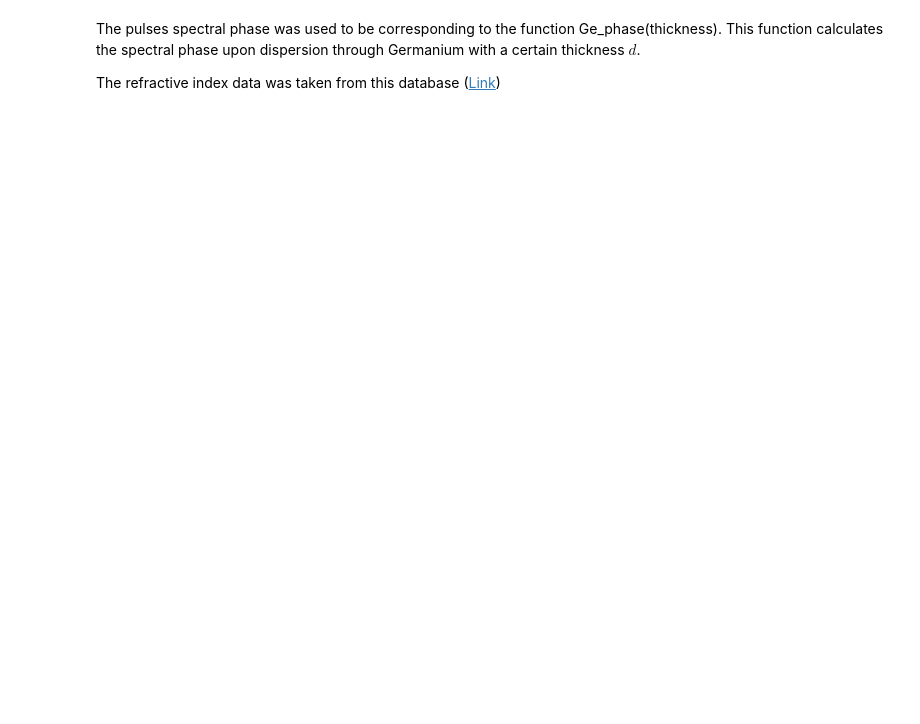
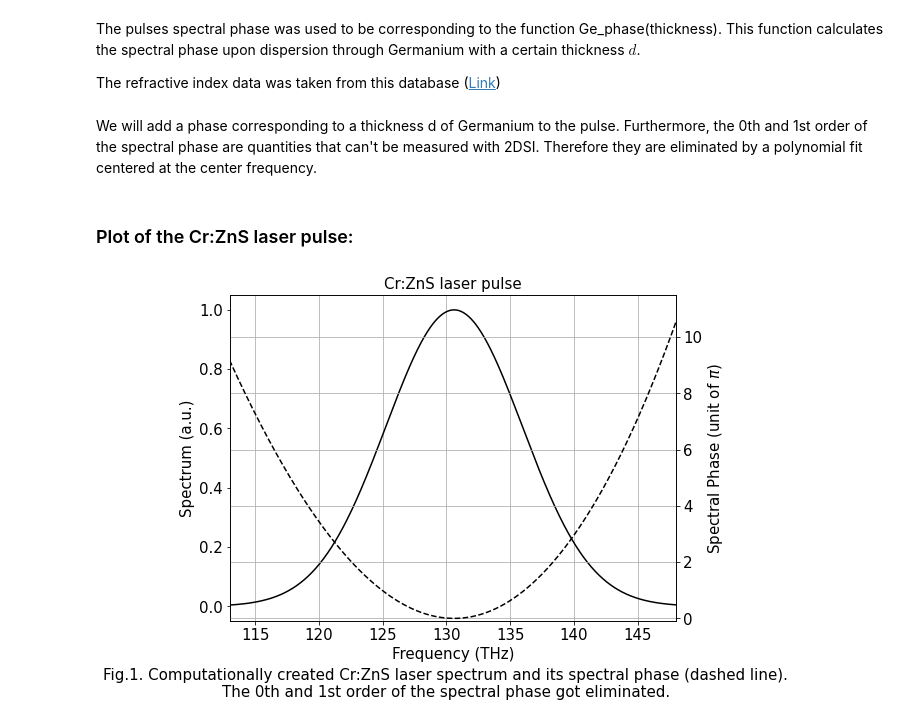
Before and after one commit to tobikugel/2DSI_algorithm, a Jupyter notebook: 2DSI_Map_Creator.ipynb, the cells around one changed output. Saved outputs shown, nothing was run; the diff lists cells and outputs as text; code cells hidden in the pictures; blank space fills up the shorter version.

```diff
--- a/2DSI_Map_Creator.ipynb
+++ b/2DSI_Map_Creator.ipynb
@@ -33,9 +39,8 @@ def Ge_phase(d):
     c = 2.99792458*10**14                                                                  #Speed of light (unit: um per s)
     lamb = np.linspace(1.5,3,10000)                                                        #wavelenghts (unit: um)
 
-
-    nsq = 1 + (0.4886331*lamb**2)/(lamb**2 - 1.393959) + ...                               #Germanium Sellmeier equation
-    (14.5142535*lamb**2)/(lamb**2 - 0.1626427) + (0.0091224*lamb**2)/(lamb**2 - 752.19)
+    #Sellmeier equation for Germanium:
+    nsq = 1 + (0.4886331*lamb**2)/(lamb**2 - 1.393959) + (14.5142535*lamb**2)/(lamb**2 - 0.1626427) + (0.0091224*lamb**2)/(lamb**2 - 752.19)
 
     n = np.sqrt(np.abs(nsq))                                                               #Refractive index
 
@@ -43,3 +48,53 @@ def Ge_phase(d):
     beta = omega*n/(c*10**-6)                                                              #Beta (unit: rad/m)
 
     return omega/(2*np.pi), beta*d                                                         #Return of frequency axis (unit: Hz) and the phase
+# %% [markdown]
+We will add a phase corresponding to a thickness d of Germanium to the pulse.
+Furthermore, the 0th and 1st order of the spectral phase are quantities that can't be measured with 2DSI. Therefore they are eliminated by a polynomial fit centered at the center frequency.
+# %%
+(f_phase,phase) = Ge_phase(0.002)                           #the frequency axis (unit: Hz) and phase (unit: rad)
+
+#Elimination of 0th and 1st order
+poly_coefficient = np.polyfit(f_phase - f_center, phase, 5)   #The f_phase-f_center makes the fit centered at f_center.
+poly_coefficient[-1] = 0                                    #0th order
+poly_coefficient[-2] = 0                                    #1st order
+
+phase_center = np.poly1d(poly_coefficient)(f-f_center)      #The phase centered and evaluated for the frequency axis of the Cr:ZnS laser pulse
+# %% [markdown]
+### Plot of the Cr:ZnS laser pulse:
+# %%
+figPulse_f = plt.figure(figsize=(8, 6))
+ax_spec = figPulse_f.add_subplot(111)
+#Intensity over frequency
+ax_spec.plot(f/10**12, i_f, 'k')
+
+#Spectral phase over frequency
+ax_phase = ax_spec.twinx()
+ax_phase.plot(f / 10**12, phase_center/np.pi, 'k--')
+
+#Title and labels
+ax_spec.set_title("Cr:ZnS laser pulse", fontsize = 15)
+ax_spec.set_xlabel("Frequency (THz)", fontsize = 15)
+ax_spec.set_ylabel("Spectrum (a.u.)", fontsize = 15)
+ax_phase.set_ylabel("Spectral Phase (unit of $\pi$)", fontsize = 15)
+ax_spec.tick_params(axis = 'both', which='major', labelsize = 15)
+ax_phase.tick_params(axis = 'both', which='major', labelsize = 15)
+#Figure Caption
+figurecounter = 1                                                             #Counter for the figure number
+figurecaption = ('Fig.' + str(figurecounter) + '. ' \
+                 'Computationally created Cr:ZnS laser spectrum and its spectral phase (dashed line).\n' + \
+                 'The 0th and 1st order of the spectral phase got eliminated.')
+
+figPulse_f.text(.5, -0.05, figurecaption, ha='center', fontsize = 15)
+
+
+#Grids
+ax_phase.grid()
+ax_spec.grid(axis="x")
+
+#Limits
+ax_spec.set_xlim((113, 113 + 35))
+ax_phase.set_ylim((-0.1, 11.5))
+plt.show()
+# %% [output]
+[figure, added]
```
Also changed, not shown: parts of 13 cells of this notebook.
